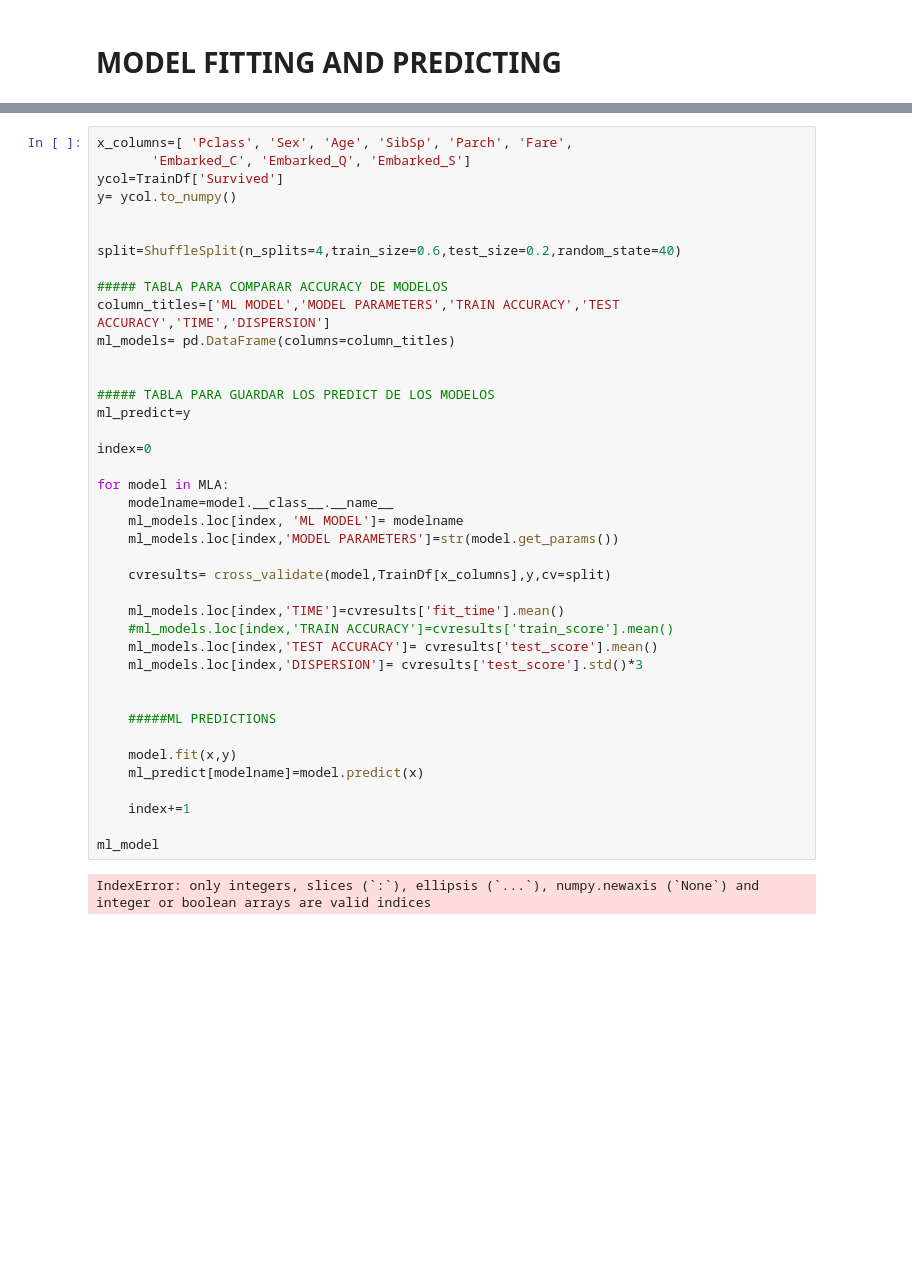
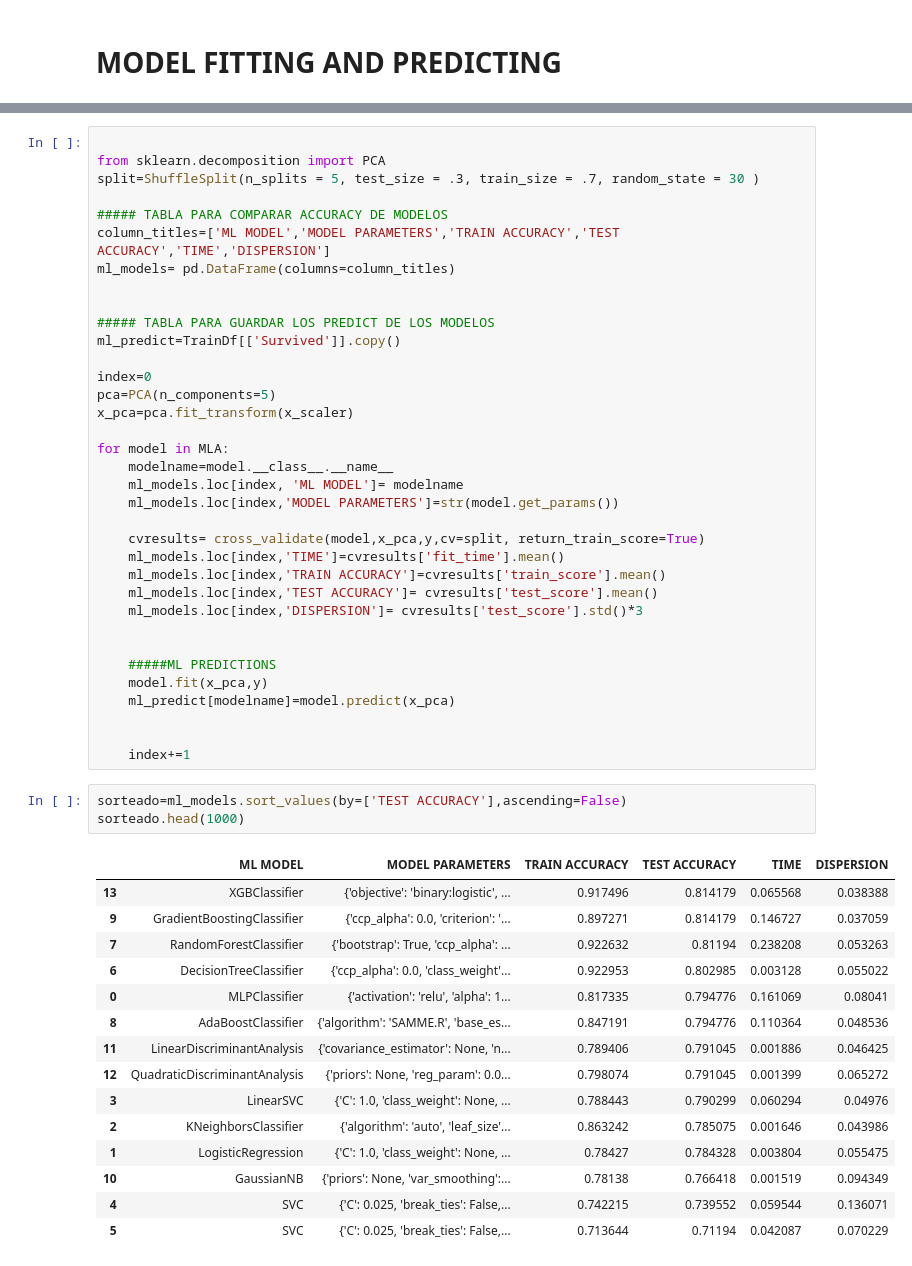
Before and after one commit to sue-btis/PROJECTS, a Jupyter notebook: titanic-challenge.ipynb, the cells around one changed output, grey strips where cells are left out. Cells and saved outputs as stored; diff of their text form; blank space fills up the shorter version.

```diff
--- a/titanic-challenge.ipynb
+++ b/titanic-challenge.ipynb
@@ -281,11 +284,7 @@ MLA = [
 # %%
-x_columns=[ 'Pclass', 'Sex', 'Age', 'SibSp', 'Parch', 'Fare',
-       'Embarked_C', 'Embarked_Q', 'Embarked_S']
-ycol=TrainDf['Survived']
-y= ycol.to_numpy()
 
-
-split=ShuffleSplit(n_splits=4,train_size=0.6,test_size=0.2,random_state=40)
+from sklearn.decomposition import PCA
+split=ShuffleSplit(n_splits = 5, test_size = .3, train_size = .7, random_state = 30 )
 
 ##### TABLA PARA COMPARAR ACCURACY DE MODELOS
 column_titles=['ML MODEL','MODEL PARAMETERS','TRAIN ACCURACY','TEST ACCURACY','TIME','DISPERSION']
@@ -293,30 +292,46 @@ ml_models= pd.DataFrame(columns=column_titles)
 
 
 ##### TABLA PARA GUARDAR LOS PREDICT DE LOS MODELOS
-ml_predict=y
+ml_predict=TrainDf[['Survived']].copy()
 
 index=0
+pca=PCA(n_components=5)
+x_pca=pca.fit_transform(x_scaler)
 
 for model in MLA:
     modelname=model.__class__.__name__
     ml_models.loc[index, 'ML MODEL']= modelname
     ml_models.loc[index,'MODEL PARAMETERS']=str(model.get_params())
 
-    cvresults= cross_validate(model,TrainDf[x_columns],y,cv=split)
-
+    cvresults= cross_validate(model,x_pca,y,cv=split, return_train_score=True)
     ml_models.loc[index,'TIME']=cvresults['fit_time'].mean()
-    #ml_models.loc[index,'TRAIN ACCURACY']=cvresults['train_score'].mean()
+    ml_models.loc[index,'TRAIN ACCURACY']=cvresults['train_score'].mean()
     ml_models.loc[index,'TEST ACCURACY']= cvresults['test_score'].mean()
     ml_models.loc[index,'DISPERSION']= cvresults['test_score'].std()*3
 
 
     #####ML PREDICTIONS
+    model.fit(x_pca,y)
+    ml_predict[modelname]=model.predict(x_pca)
 
-    model.fit(x,y)
-    ml_predict[modelname]=model.predict(x)
 
     index+=1
-
-ml_model
-# %% [output]
-IndexError: only integers, slices (`:`), ellipsis (`...`), numpy.newaxis (`None`) and integer or boolean arrays are valid indices
+# %%
+sorteado=ml_models.sort_values(by=['TEST ACCURACY'],ascending=False)
+sorteado.head(1000)
+# %% [output]
+|  | ML MODEL | MODEL PARAMETERS | TRAIN ACCURACY | TEST ACCURACY | TIME | DISPERSION |
+| 13 | XGBClassifier | {'objective': 'binary:logistic', ... | 0.917496 | 0.814179 | 0.065568 | 0.038388 |
+| 9 | GradientBoostingClassifier | {'ccp_alpha': 0.0, 'criterion': '... | 0.897271 | 0.814179 | 0.146727 | 0.037059 |
+| 7 | RandomForestClassifier | {'bootstrap': True, 'ccp_alpha': ... | 0.922632 | 0.81194 | 0.238208 | 0.053263 |
+| 6 | DecisionTreeClassifier | {'ccp_alpha': 0.0, 'class_weight'... | 0.922953 | 0.802985 | 0.003128 | 0.055022 |
+| 0 | MLPClassifier | {'activation': 'relu', 'alpha': 1... | 0.817335 | 0.794776 | 0.161069 | 0.08041 |
+| 8 | AdaBoostClassifier | {'algorithm': 'SAMME.R', 'base_es... | 0.847191 | 0.794776 | 0.110364 | 0.048536 |
+| 11 | LinearDiscriminantAnalysis | {'covariance_estimator': None, 'n... | 0.789406 | 0.791045 | 0.001886 | 0.046425 |
+| 12 | QuadraticDiscriminantAnalysis | {'priors': None, 'reg_param': 0.0... | 0.798074 | 0.791045 | 0.001399 | 0.065272 |
+| 3 | LinearSVC | {'C': 1.0, 'class_weight': None, ... | 0.788443 | 0.790299 | 0.060294 | 0.04976 |
+| 2 | KNeighborsClassifier | {'algorithm': 'auto', 'leaf_size'... | 0.863242 | 0.785075 | 0.001646 | 0.043986 |
+| 1 | LogisticRegression | {'C': 1.0, 'class_weight': None, ... | 0.78427 | 0.784328 | 0.003804 | 0.055475 |
+| 10 | GaussianNB | {'priors': None, 'var_smoothing':... | 0.78138 | 0.766418 | 0.001519 | 0.094349 |
+| 4 | SVC | {'C': 0.025, 'break_ties': False,... | 0.742215 | 0.739552 | 0.059544 | 0.136071 |
+| 5 | SVC | {'C': 0.025, 'break_ties': False,... | 0.713644 | 0.71194 | 0.042087 | 0.070229 |
```
Also changed, not shown: parts of 10 cells of this notebook.
